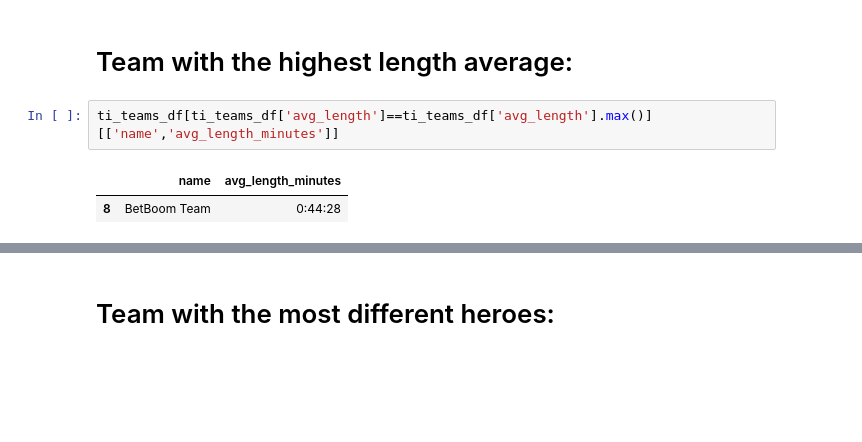
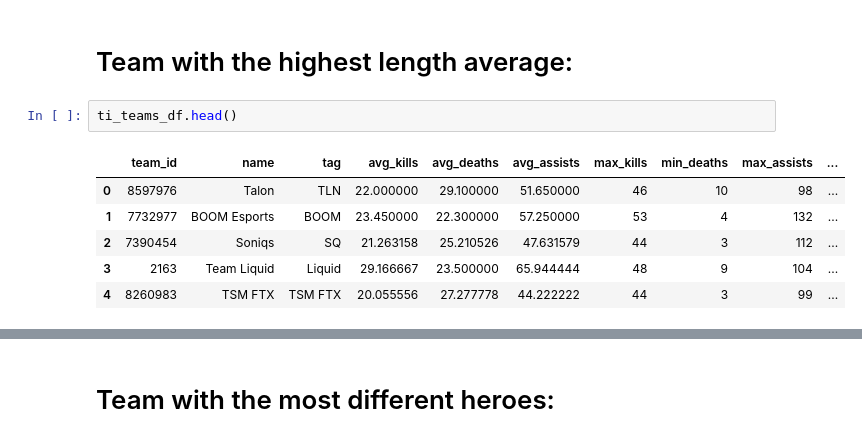
Before and after one commit to jerardalcao/ti11-predictions-tracker, a Jupyter notebook: ti11predictions.ipynb, the cells around one changed output, grey strips where cells are left out. Saved outputs shown, nothing was run; the diff lists cells and outputs as text; blank space fills up the shorter version.

```diff
--- a/ti11predictions.ipynb
+++ b/ti11predictions.ipynb
@@ -553,7 +635,11 @@ ti_matches_df[ti_matches_df['duration']==ti_matches_df['duration'].min()][['team
 # %% [markdown]
 # Team with the highest length average:
-# %%
-ti_teams_df[ti_teams_df['avg_length']==ti_teams_df['avg_length'].max()][['name','avg_length_minutes']]
-# %% [output]
-|  | name | avg_length_minutes |
-| 8 | BetBoom Team | 0:44:28 |
+# %%
+ti_teams_df.head()
+# %% [output]
+|  | team_id | name | tag | avg_kills | avg_deaths | avg_assists | max_kills | min_deaths | max_assists | ... |
+| 0 | 8597976 | Talon | TLN | 22.000000 | 29.100000 | 51.650000 | 46 | 10 | 98 | ... |
+| 1 | 7732977 | BOOM Esports | BOOM | 23.450000 | 22.300000 | 57.250000 | 53 | 4 | 132 | ... |
+| 2 | 7390454 | Soniqs | SQ | 21.263158 | 25.210526 | 47.631579 | 44 | 3 | 112 | ... |
+| 3 | 2163 | Team Liquid | Liquid | 29.166667 | 23.500000 | 65.944444 | 48 | 9 | 104 | ... |
+| 4 | 8260983 | TSM FTX | TSM FTX | 20.055556 | 27.277778 | 44.222222 | 44 | 3 | 99 | ... |
```
Also changed, not shown: parts of 63 cells of this notebook, 22 other files.
